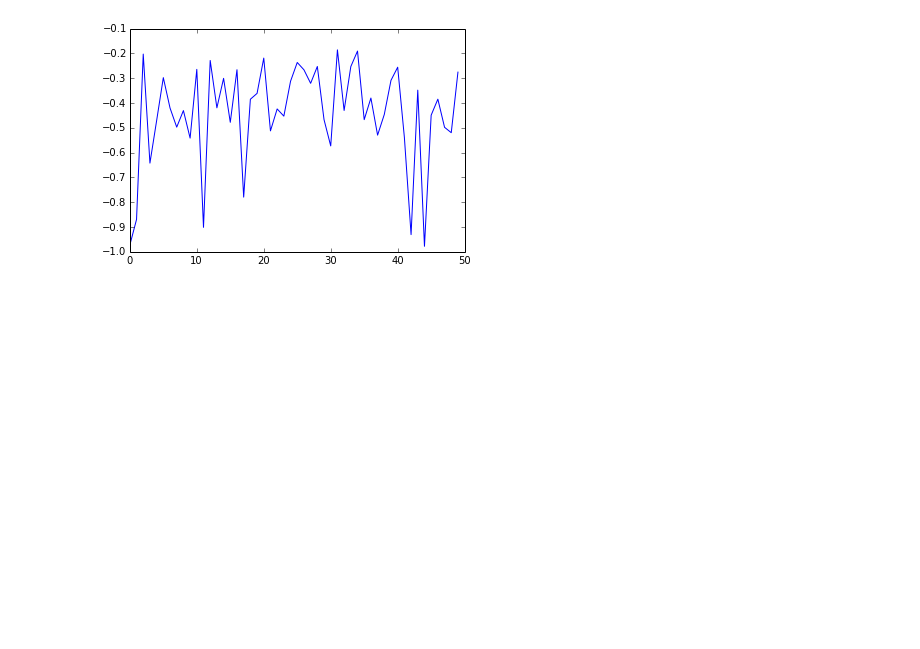
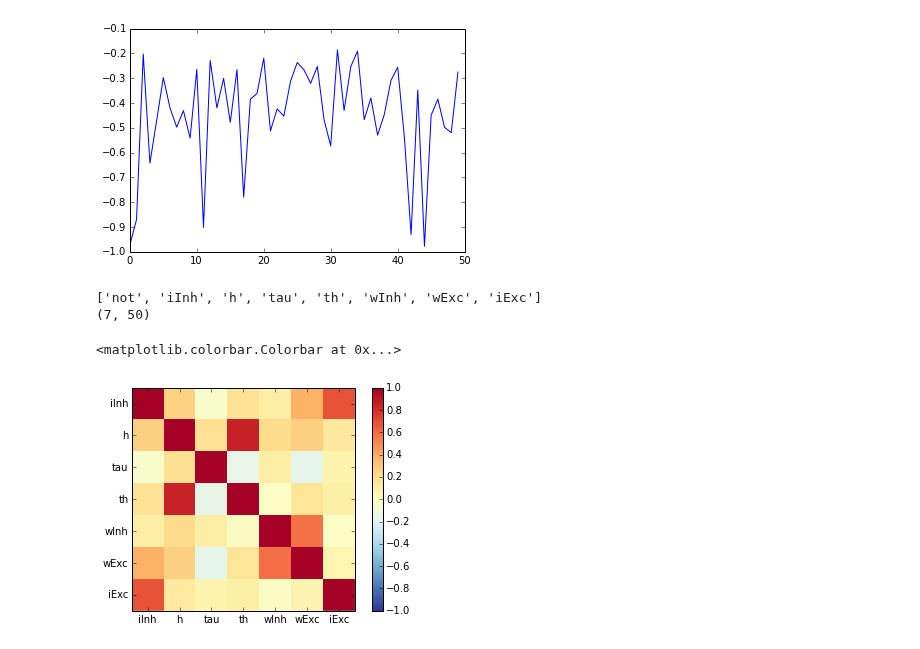
Before and after one commit to bchappet/dnfpy, a Jupyter notebook: src/PSOtest.ipynb, the cells around one changed output. Drawn from its saved outputs; the diff is of its cells as text; code cells hidden in the pictures; blank space fills up the shorter version.

```diff
--- a/src/PSOtest.ipynb
+++ b/src/PSOtest.ipynb
@@ -83,3 +83,27 @@ plt.plot(np.array(params['h'])-np.array(params['th']))
 # %% [output]
 [<matplotlib.lines.Line2D at 0x...>]
 [figure]
+# %%
+fig, ax = plt.subplots()
+
+mat = []
+keys = ['not']
+#row must be variable
+for k in params.keys():
+    mat.append(params[k])
+    keys.append(k)
+print(keys)
+mat = [params[i] for i in params.keys()]
+mat = np.array(mat)
+print(mat.shape)
+corr = np.corrcoef(mat)
+plt.imshow(corr,interpolation='None',cmap='RdYlBu_r')
+plt.clim(-1,1)
+ax.set_xticklabels(keys)
+ax.set_yticklabels(keys)
+plt.colorbar()
+# %% [output]
+['not', 'iInh', 'h', 'tau', 'th', 'wInh', 'wExc', 'iExc']
+(7, 50)
+<matplotlib.colorbar.Colorbar at 0x...>
+[figure, added]
```
Also changed, not shown: 15 other files.
